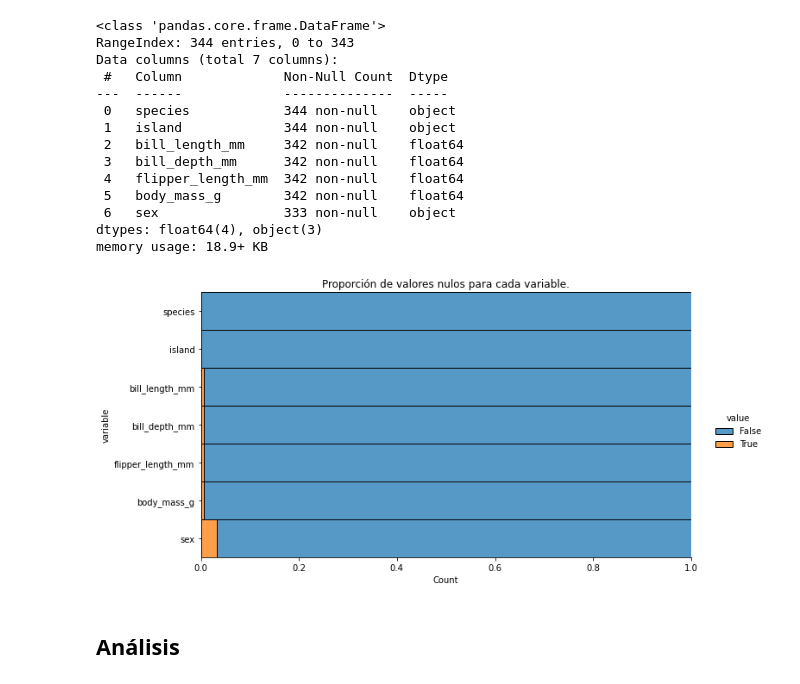
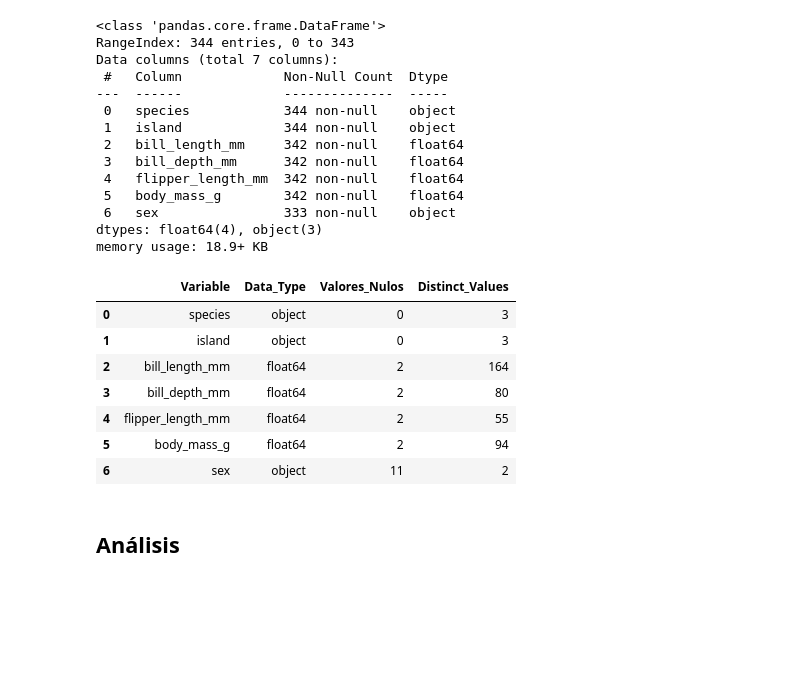
Before and after one commit to JuanFeA98/Fullstack_Data_Scientist, a Jupyter notebook: EDA/01.Analisis_Exploratorio_Datos.ipynb, the cells around one changed output. Cells and saved outputs as stored; diff of their text form; code cells hidden in the pictures; blank space fills up the shorter version.

Commit message:
Meta data

```diff
--- a/EDA/01.Analisis_Exploratorio_Datos.ipynb
+++ b/EDA/01.Analisis_Exploratorio_Datos.ipynb
@@ -66,29 +66,19 @@ Data columns (total 7 columns):
  6   sex                333 non-null    object
 dtypes: float64(4), object(3)
 memory usage: 18.9+ KB
-# %%
-# Proporción de valores nulos para cada variable.
-
-(penguins_data
-    .isnull()
-    .melt()
-    .pipe(
-        lambda df:(
-            sns.displot(
-                data = df,
-                y = 'variable',
-                hue = 'value',
-                multiple = 'fill',
-                aspect = 2
-            )
-        )
-    ))
-
-plt.title('Proporción de valores nulos para cada variable.')
-
-plt.show()
-# %% [output]
-[figure, removed]
+# %%
+resume = meta_df(penguins_data)
+# %%
+resume
+# %% [output]
+|  | Variable | Data_Type | Valores_Nulos | Distinct_Values |
+| 0 | species | object | 0 | 3 |
+| 1 | island | object | 0 | 3 |
+| 2 | bill_length_mm | float64 | 2 | 164 |
+| 3 | bill_depth_mm | float64 | 2 | 80 |
+| 4 | flipper_length_mm | float64 | 2 | 55 |
+| 5 | body_mass_g | float64 | 2 | 94 |
+| 6 | sex | object | 11 | 2 |
 # %%
 # Eliminar valores nulos
 
```
Also changed, not shown: parts of 2 cells of this notebook, 1 other file.
